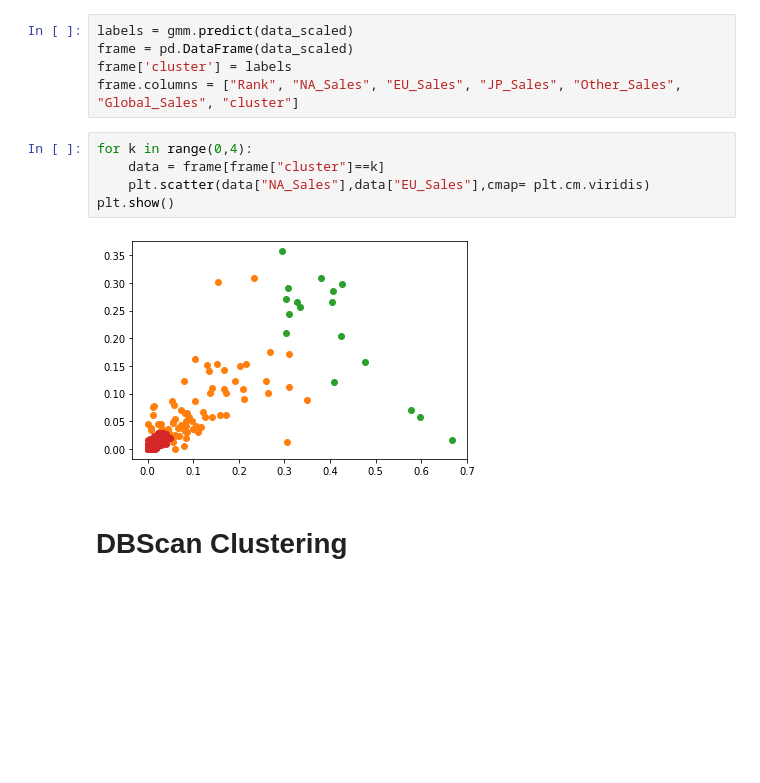
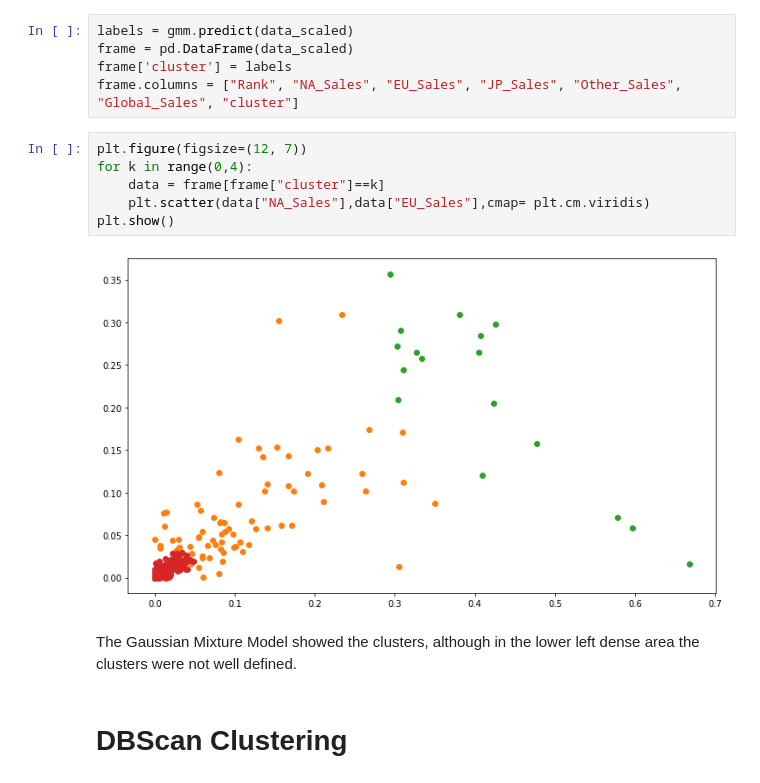
Before and after one commit to eccx400/Data_Mining, a Jupyter notebook: HW4/Eric_Cheng_Clustering.ipynb, the cells around one changed output. Drawn from its saved outputs; the diff is of its cells as text; blank space fills up the shorter version.

```diff
--- a/HW4/Eric_Cheng_Clustering.ipynb
+++ b/HW4/Eric_Cheng_Clustering.ipynb
@@ -250,11 +250,14 @@ frame = pd.DataFrame(data_scaled)
 frame['cluster'] = labels
 frame.columns = ["Rank", "NA_Sales", "EU_Sales", "JP_Sales", "Other_Sales", "Global_Sales", "cluster"]
 # %%
+plt.figure(figsize=(12, 7))
 for k in range(0,4):
     data = frame[frame["cluster"]==k]
     plt.scatter(data["NA_Sales"],data["EU_Sales"],cmap= plt.cm.viridis)
 plt.show()
 # %% [output]
-[figure, old version]
+[figure, new version]
+# %% [markdown]
+The Gaussian Mixture Model showed the clusters, although in the lower left dense area the clusters were not well defined.
 # %% [markdown]
 # **DBScan Clustering**
```
Also changed, not shown: parts of 4 cells of this notebook.
